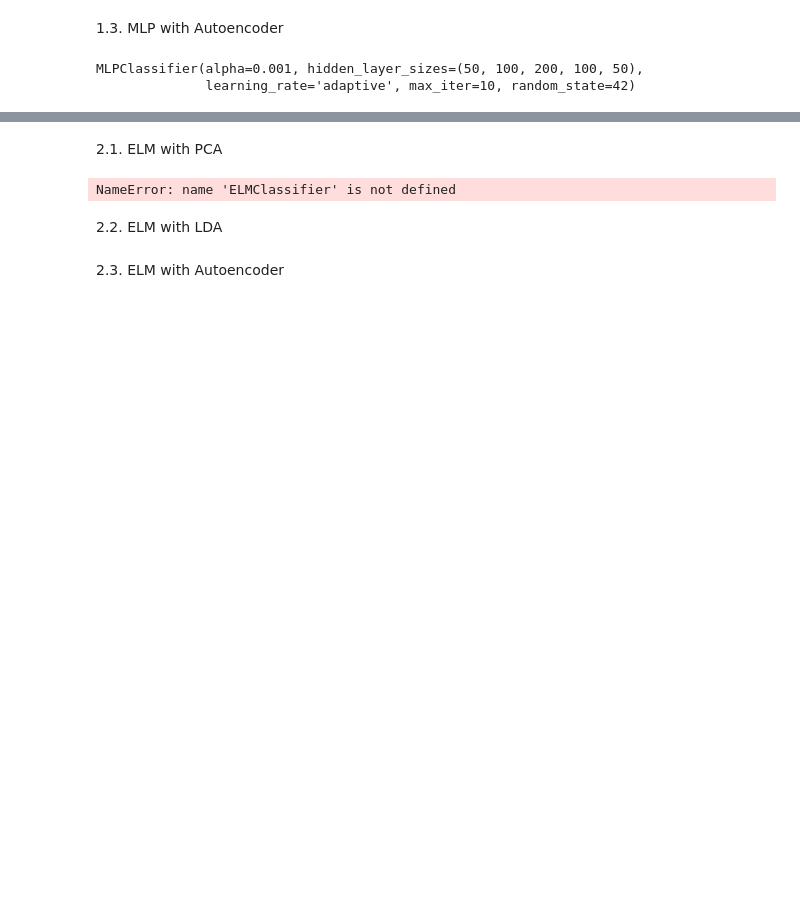
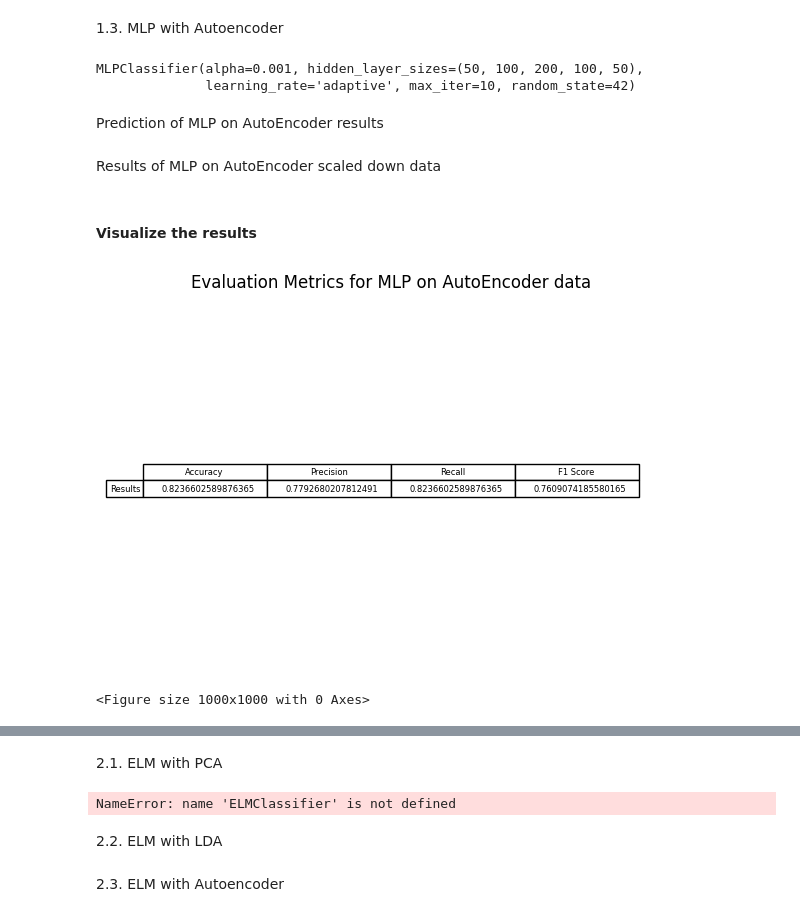
Before and after one commit to yazdanzv/Compare_Multiple_DL_Methods_on_Flight_USA_Dataset, a Jupyter notebook: main.ipynb, the cells around one changed output, grey strips where cells are left out. Drawn from its saved outputs; the diff is of its cells as text; code cells hidden in the pictures; blank space fills up the shorter version.

```diff
--- a/main.ipynb
+++ b/main.ipynb
@@ -551,3 +584,26 @@ mlp_auto.fit(data_encoder, labels)
 # %% [output]
 MLPClassifier(alpha=0.001, hidden_layer_sizes=(50, 100, 200, 100, 50),
               learning_rate='adaptive', max_iter=10, random_state=42)
+# %% [markdown]
+Prediction of MLP on AutoEncoder results
+# %%
+pred_mlp_auto = mlp_auto.predict(data_encoder)
+# %% [markdown]
+Results of MLP on AutoEncoder scaled down data
+# %%
+acc_mlp_auto = accuracy_score(labels, pred_mlp_auto)
+prec_mlp_auto = precision_score(labels, pred_mlp_auto, average='weighted')
+rec_mlp_auto = recall_score(labels, pred_mlp_auto, average='weighted')
+f1_mlp_auto = f1_score(labels, pred_mlp_auto, average='weighted')
+con_mat_mlp_auto = confusion_matrix(labels, pred_mlp_auto)
+# %% [markdown]
+<h4>Visualize the results</h4>
+# %%
+plt.table([[acc_mlp_auto, prec_mlp_auto, rec_mlp_auto, f1_mlp_auto]], colLabels=['Accuracy', 'Precision', 'Recall', 'F1 Score'], rowLabels=['Results'], loc='center')
+plt.axis('off')
+plt.title("Evaluation Metrics for MLP on AutoEncoder data")
+plt.figure(figsize=(10,10))
+plt.show()
+# %% [output]
+[figure, added]
+<Figure size 1000x1000 with 0 Axes>
```
Also changed, not shown: parts of 10 cells of this notebook.
